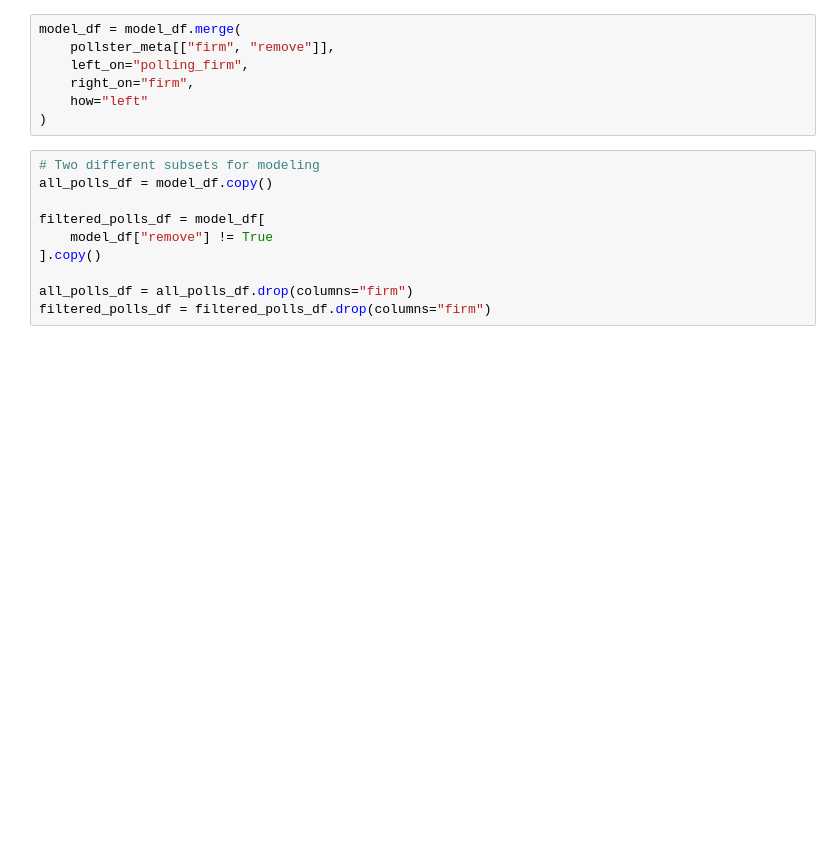
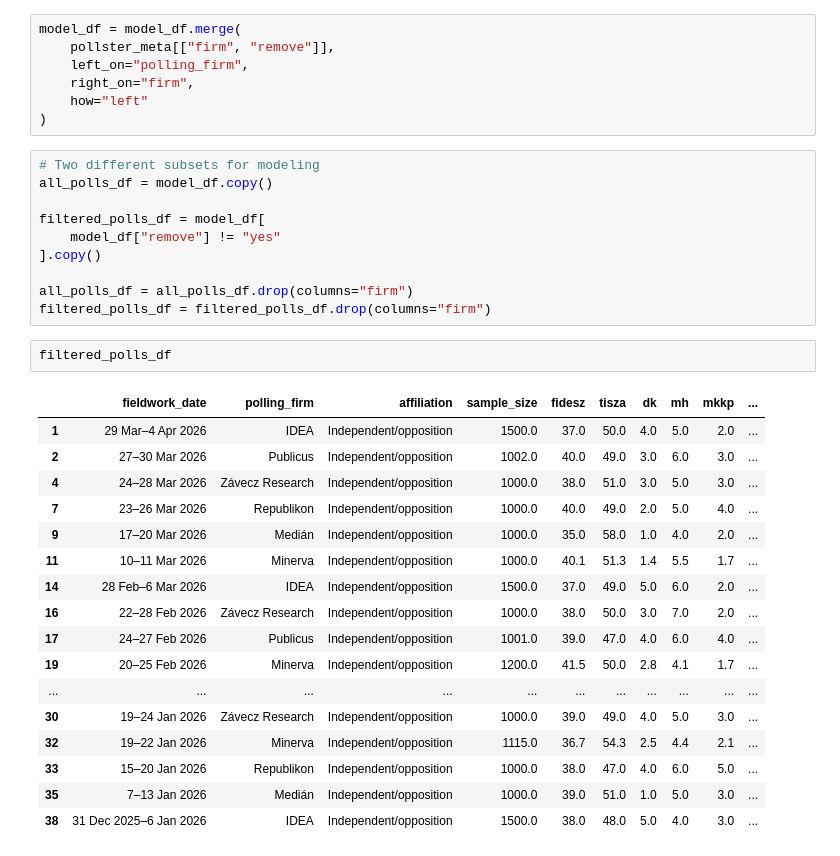
Before and after one commit to data-journalism-26/data-bit-2-francobas, a Jupyter notebook: hungarian-pollsters.ipynb, the cells around one changed output. Cells and saved outputs as stored; diff of their text form; blank space fills up the shorter version.

```diff
--- a/hungarian-pollsters.ipynb
+++ b/hungarian-pollsters.ipynb
@@ -262,8 +263,28 @@ model_df = model_df.merge(
 all_polls_df = model_df.copy()
 
 filtered_polls_df = model_df[
-    model_df["remove"] != True
+    model_df["remove"] != "yes"
 ].copy()
 
 all_polls_df = all_polls_df.drop(columns="firm")
 filtered_polls_df = filtered_polls_df.drop(columns="firm")
+# %%
+filtered_polls_df
+# %% [output]
+|  | fieldwork_date | polling_firm | affiliation | sample_size | fidesz | tisza | dk | mh | mkkp | ... |
+| 1 | 29 Mar–4 Apr 2026 | IDEA | Independent/opposition | 1500.0 | 37.0 | 50.0 | 4.0 | 5.0 | 2.0 | ... |
+| 2 | 27–30 Mar 2026 | Publicus | Independent/opposition | 1002.0 | 40.0 | 49.0 | 3.0 | 6.0 | 3.0 | ... |
+| 4 | 24–28 Mar 2026 | Závecz Research | Independent/opposition | 1000.0 | 38.0 | 51.0 | 3.0 | 5.0 | 3.0 | ... |
+| 7 | 23–26 Mar 2026 | Republikon | Independent/opposition | 1000.0 | 40.0 | 49.0 | 2.0 | 5.0 | 4.0 | ... |
+| 9 | 17–20 Mar 2026 | Medián | Independent/opposition | 1000.0 | 35.0 | 58.0 | 1.0 | 4.0 | 2.0 | ... |
+| 11 | 10–11 Mar 2026 | Minerva | Independent/opposition | 1000.0 | 40.1 | 51.3 | 1.4 | 5.5 | 1.7 | ... |
+| 14 | 28 Feb–6 Mar 2026 | IDEA | Independent/opposition | 1500.0 | 37.0 | 49.0 | 5.0 | 6.0 | 2.0 | ... |
+| 16 | 22–28 Feb 2026 | Závecz Research | Independent/opposition | 1000.0 | 38.0 | 50.0 | 3.0 | 7.0 | 2.0 | ... |
+| 17 | 24–27 Feb 2026 | Publicus | Independent/opposition | 1001.0 | 39.0 | 47.0 | 4.0 | 6.0 | 4.0 | ... |
+| 19 | 20–25 Feb 2026 | Minerva | Independent/opposition | 1200.0 | 41.5 | 50.0 | 2.8 | 4.1 | 1.7 | ... |
+| ... | ... | ... | ... | ... | ... | ... | ... | ... | ... | ... |
+| 30 | 19–24 Jan 2026 | Závecz Research | Independent/opposition | 1000.0 | 39.0 | 49.0 | 4.0 | 5.0 | 3.0 | ... |
+| 32 | 19–22 Jan 2026 | Minerva | Independent/opposition | 1115.0 | 36.7 | 54.3 | 2.5 | 4.4 | 2.1 | ... |
+| 33 | 15–20 Jan 2026 | Republikon | Independent/opposition | 1000.0 | 38.0 | 47.0 | 4.0 | 6.0 | 5.0 | ... |
+| 35 | 7–13 Jan 2026 | Medián | Independent/opposition | 1000.0 | 39.0 | 51.0 | 1.0 | 5.0 | 3.0 | ... |
+| 38 | 31 Dec 2025–6 Jan 2026 | IDEA | Independent/opposition | 1500.0 | 38.0 | 48.0 | 5.0 | 4.0 | 3.0 | ... |
```
Also changed, not shown: parts of 5 cells of this notebook, 6 other files.
